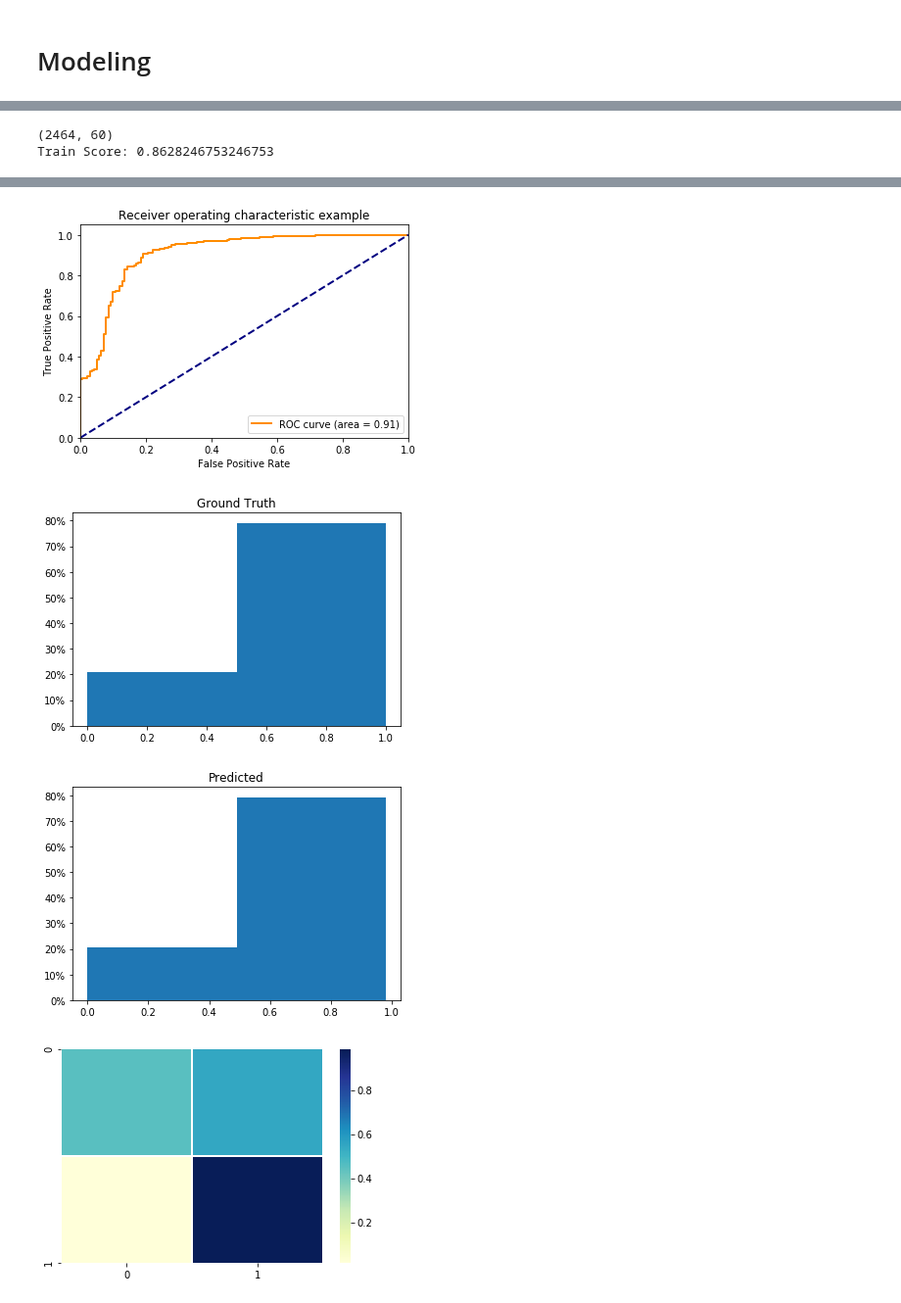
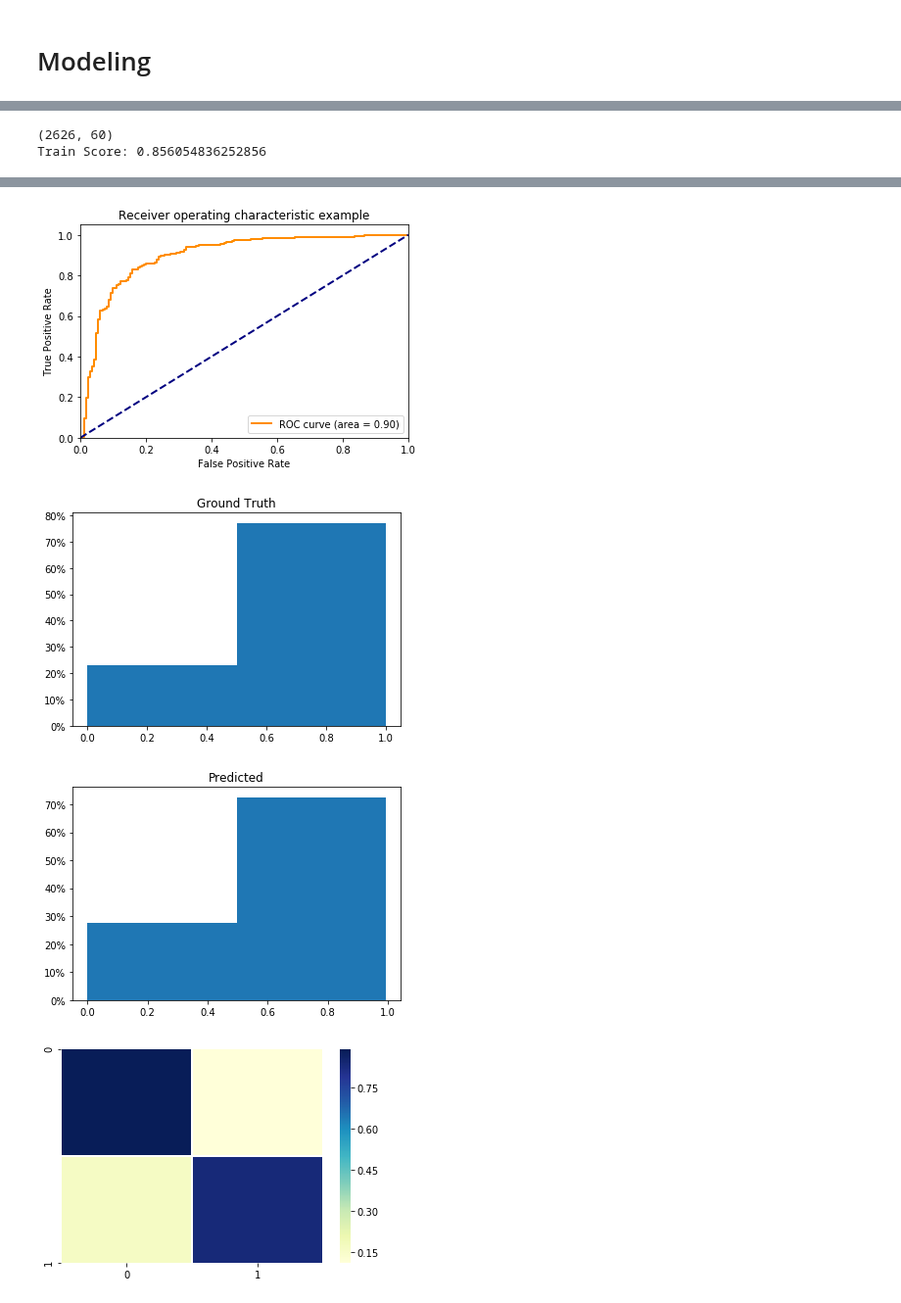
Before and after one commit to adit98/tbi, a Jupyter notebook: GCS_Modeling.ipynb, the cells around one changed output, grey strips where cells are left out. Shown at 98% size. Drawn from its saved outputs; the diff is of its cells as text; code cells hidden in the pictures.

```diff
--- a/GCS_Modeling.ipynb
+++ b/GCS_Modeling.ipynb
@@ -311,10 +311,10 @@ sao2_first24 = sao2_first24.loc[sao2_first24['offset_bin'] < 96].drop(columns=['
 gcs_first24 = gcs_first24.loc[gcs_first24['offset_bin'] < 96].drop(columns=['offset', 'offset_bin'])
 
 # fill remaining na fields (beginning of patient stay if any) with overall signal mean (maybe median itf?)
-hr_first24['value'] = hr_first24.groupby('patientunitstayid').transform(lambda x: x.fillna(x.median()))
-resp_first24['value'] = resp_first24.groupby('patientunitstayid').transform(lambda x: x.fillna(x.median()))
-sao2_first24['value'] = sao2_first24.groupby('patientunitstayid').transform(lambda x: x.fillna(x.median()))
-gcs_first24['value'] = gcs_first24.groupby('patientunitstayid').transform(lambda x: x.fillna(x.median()))
+hr_first24['value'] = hr_first24.groupby('patientunitstayid').transform(lambda x: x.fillna(method='ffill')).transform(lambda x: x.fillna(method='bfill'))
+resp_first24['value'] = resp_first24.groupby('patientunitstayid').transform(lambda x: x.fillna(method='ffill')).transform(lambda x: x.fillna(method='bfill'))
+sao2_first24['value'] = sao2_first24.groupby('patientunitstayid').transform(lambda x: x.fillna(method='ffill')).transform(lambda x: x.fillna(method='bfill'))
+gcs_first24['value'] = gcs_first24.groupby('patientunitstayid').transform(lambda x: x.fillna(method='ffill')).transform(lambda x: x.fillna(method='bfill'))
 
 #display(resp_first24)
 #display(sao2_first24)
@@ -559,7 +559,7 @@ else:
 # train model
 model_family = 'logistic'
 if model_family == 'logistic':
-    clf = LogisticRegression(max_iter=1000, penalty='elasticnet', l1_ratio=0.5,
+    clf = LogisticRegression(max_iter=2000, penalty='elasticnet', l1_ratio=0.5,
                          solver='saga', C=.8)
 
 elif model_family == 'random_forest':
@@ -569,25 +569,25 @@ print(trainX.shape)
 clf.fit(trainX, trainY_mod)
 print("Train Score:", clf.score(trainX, trainY_mod))
 # %% [output]
-(2464, 60)
-Train Score: 0.8628246753246753
+(2626, 60)
+Train Score: 0.856054836252856
 # %%
 # test model
 predY = clf.predict_proba(testX)[:, 1]
-print("Test Score:", clf.score(testX, testY_mod))
+print("Test Score:", np.round(clf.score(testX, testY_mod), 4))
 
 # get auc
 auc = roc_auc_score(testY_mod, predY)
-print("AUC:", auc)
+print("AUC:", np.round(auc, 4))
 
 # plot roc curve
 fpr, tpr, _ = roc_curve(testY_mod, predY)
 precision, recall, thresholds = precision_recall_curve(testY_mod, predY)
 bestThreshInd = np.argmax(np.square(tpr) + np.square(1 - fpr))
-print("Sensitivity: " + str(tpr[bestThreshInd]))
-print("Specificity: " + str(1 - fpr[bestThreshInd]))
-print("Precision: " + str(precision[bestThreshInd]))
-print("Recall: " + str(recall[bestThreshInd]))
+print("Sensitivity: " + str(np.round(tpr[bestThreshInd], 4)))
+print("Specificity: " + str(np.round(1 - fpr[bestThreshInd], 4)))
+print("Precision: " + str(np.round(precision[bestThreshInd], 4)))
+print("Recall: " + str(np.round(recall[bestThreshInd], 4)))
 
 plt.figure()
 lw = 2
@@ -614,7 +614,8 @@ plt.title("Predicted")
 plt.show()
 
 # heatmap
-confusion = confusion_matrix(testY_mod, predY > thresholds[bestThreshInd])
+predY = predY > thresholds[bestThreshInd]
+confusion = confusion_matrix(predY, testY_mod)
 confusion = confusion / np.sum(confusion, axis=1)[:, None]
 heatmap = sns.heatmap(confusion, linewidths=.5, cmap="YlGnBu")
 # %% [output]
@@ -627,4 +628,4 @@ Recall: 0.9850187265917603
-[figure, old version]
+[figure, new version]
-[figure, old version]
+[figure, new version]
-[figure, old version]
+[figure, new version]
-[figure, old version]
+[figure, new version]
```
Also changed, not shown: parts of 6 cells of this notebook.
